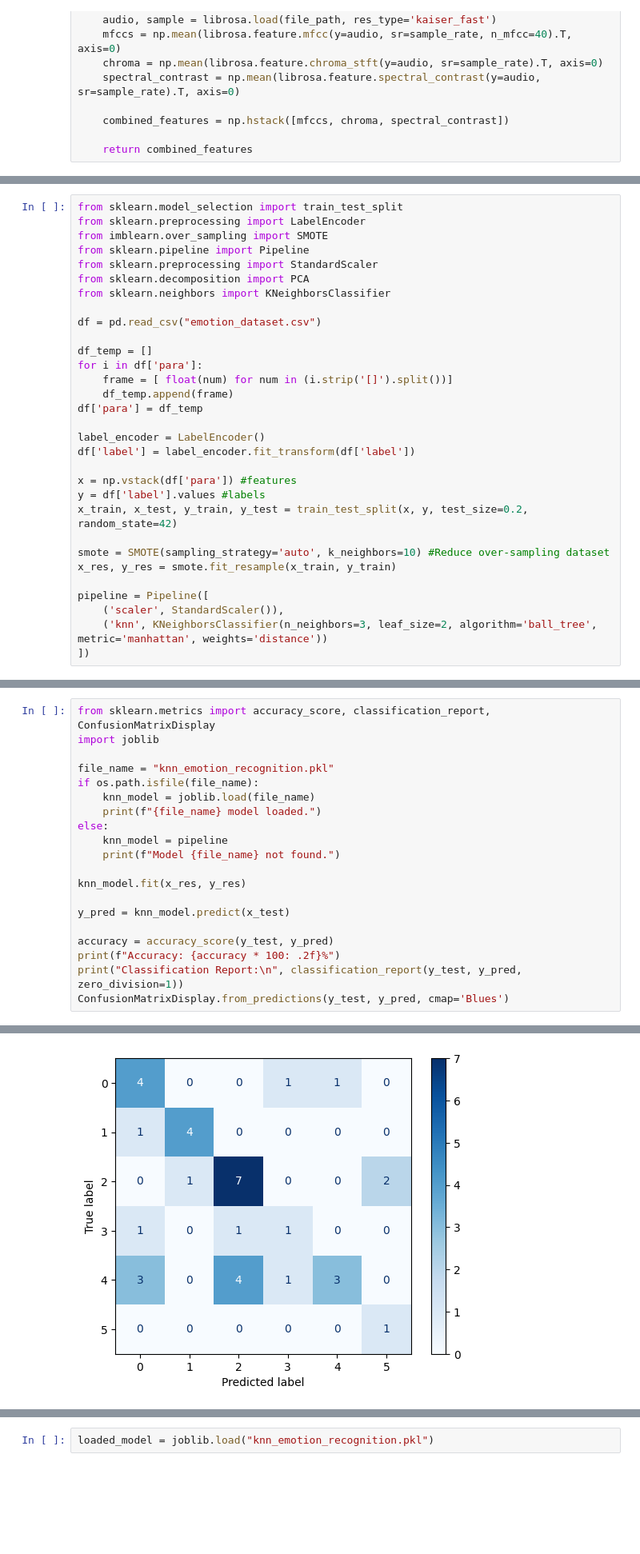
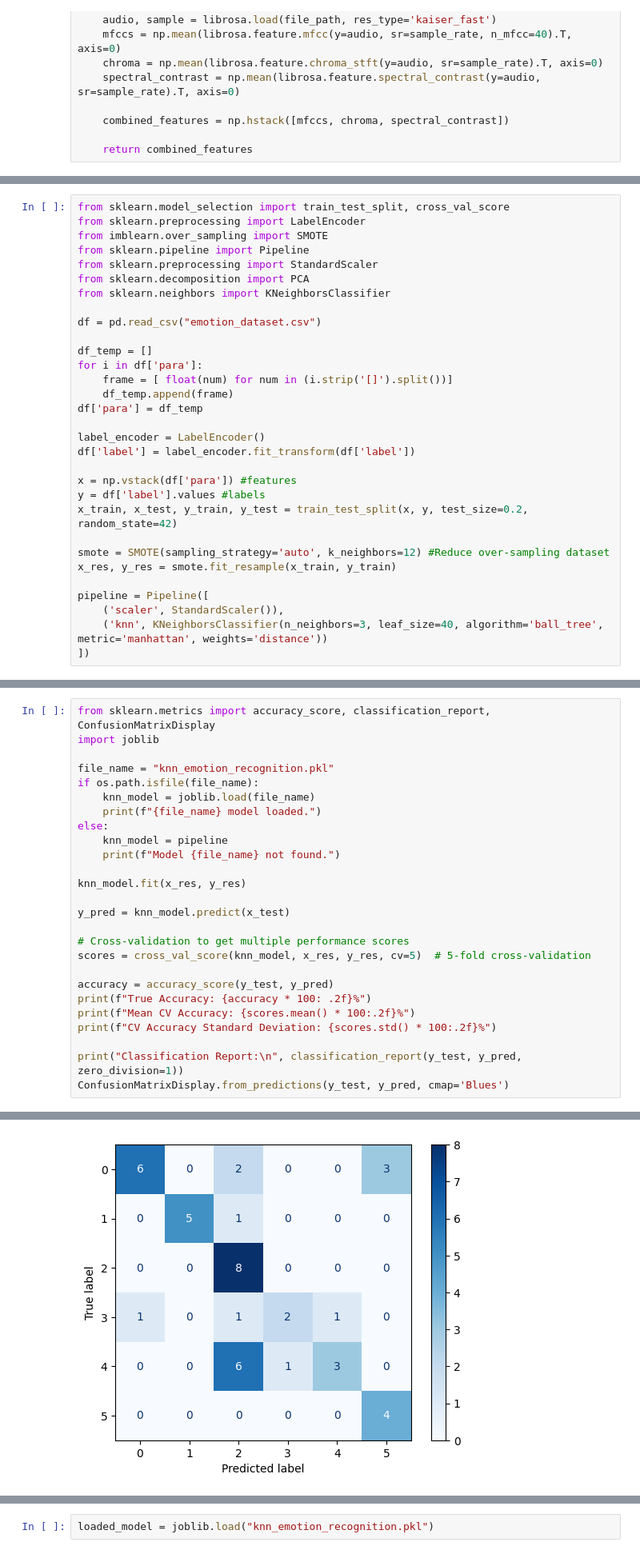
Before and after one commit to ARTech011100000110111001110100/Speech_recognition, a Jupyter notebook: app.ipynb, the cells around one changed output, grey strips where cells are left out. Shown at 80% size. Drawn from its saved outputs; the diff is of its cells as text; blank space fills up the shorter version.

```diff
--- a/app.ipynb
+++ b/app.ipynb
@@ -56,5 +56,5 @@ df.to_csv("emotion_dataset.csv", index=False)
 # %%
-from sklearn.model_selection import train_test_split
+from sklearn.model_selection import train_test_split, cross_val_score
 from sklearn.preprocessing import LabelEncoder
 from imblearn.over_sampling import SMOTE
 from sklearn.pipeline import Pipeline
@@ -77,12 +77,12 @@ x = np.vstack(df['para']) #features
 y = df['label'].values #labels
 x_train, x_test, y_train, y_test = train_test_split(x, y, test_size=0.2, random_state=42)
 
-smote = SMOTE(sampling_strategy='auto', k_neighbors=10) #Reduce over-sampling dataset
+smote = SMOTE(sampling_strategy='auto', k_neighbors=12) #Reduce over-sampling dataset
 x_res, y_res = smote.fit_resample(x_train, y_train)
 
 pipeline = Pipeline([
     ('scaler', StandardScaler()),
-    ('knn', KNeighborsClassifier(n_neighbors=3, leaf_size=2, algorithm='ball_tree', metric='manhattan', weights='distance'))
+    ('knn', KNeighborsClassifier(n_neighbors=3, leaf_size=40, algorithm='ball_tree', metric='manhattan', weights='distance'))
 ])
 # %%
 import matplotlib.pyplot as plt
@@ -111,8 +111,14 @@ knn_model.fit(x_res, y_res)
 
 y_pred = knn_model.predict(x_test)
 
+# Cross-validation to get multiple performance scores
+scores = cross_val_score(knn_model, x_res, y_res, cv=5)  # 5-fold cross-validation
+
 accuracy = accuracy_score(y_test, y_pred)
-print(f"Accuracy: {accuracy * 100: .2f}%")
+print(f"True Accuracy: {accuracy * 100: .2f}%")
+print(f"Mean CV Accuracy: {scores.mean() * 100:.2f}%")
+print(f"CV Accuracy Standard Deviation: {scores.std() * 100:.2f}%")
+
 print("Classification Report:\n", classification_report(y_test, y_pred, zero_division=1))
 ConfusionMatrixDisplay.from_predictions(y_test, y_pred, cmap='Blues')
 # %% [output]
@@ -134,5 +142,5 @@ weighted avg       0.61      0.56      0.54        36
 <sklearn.metrics._plot.confusion_matrix.ConfusionMatrixDisplay at 0x...>
-[figure, old version]
+[figure, new version]
 # %%
 from sklearn.model_selection import GridSearchCV
 from sklearn.datasets import make_classification
```
Also changed, not shown: parts of 4 cells of this notebook, 26 other files.
